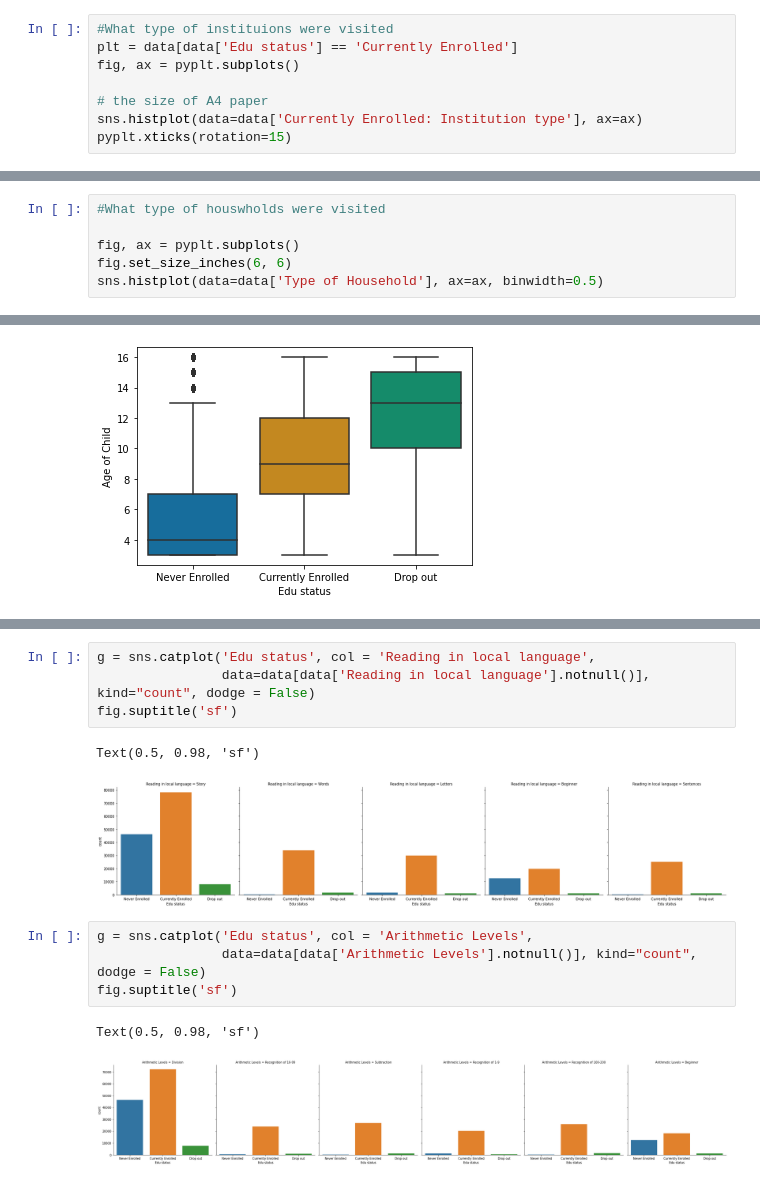
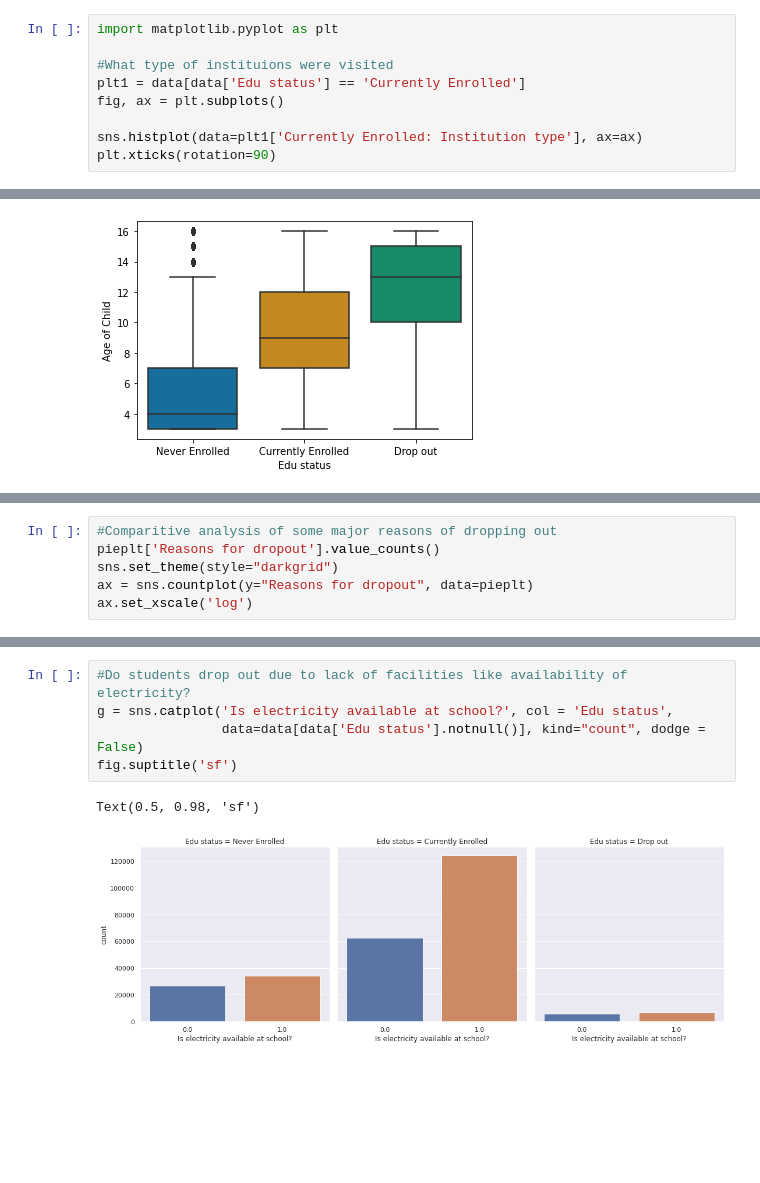
Before and after one commit to AliShujjat/DropOutRatesInPakistan, a Jupyter notebook: EDA.ipynb, the cells around one changed output, grey strips where cells are left out. Drawn from its saved outputs; the diff is of its cells as text; blank space fills up the shorter version.

Commit message:
Analysis organization updated

```diff
--- a/EDA.ipynb
+++ b/EDA.ipynb
@@ -226,12 +233,13 @@ sns.boxplot(plt['Current Class-Grade of Child'])
 <matplotlib.axes._subplots.AxesSubplot at 0x...>
 [figure]
 # %%
+import matplotlib.pyplot as plt
+
 #What type of instituions were visited
-plt = data[data['Edu status'] == 'Currently Enrolled']
-fig, ax = pyplt.subplots()
+plt1 = data[data['Edu status'] == 'Currently Enrolled']
+fig, ax = plt.subplots()
 
-# the size of A4 paper
-sns.histplot(data=data['Currently Enrolled: Institution type'], ax=ax)
-pyplt.xticks(rotation=15)
+sns.histplot(data=plt1['Currently Enrolled: Institution type'], ax=ax)
+plt.xticks(rotation=90)
 # %% [output]
 ([0, 1, 2, 3], <a list of 4 Text major ticklabel objects>)
@@ -239,6 +246,0 @@ pyplt.xticks(rotation=15)
-# %%
-#What type of houswholds were visited
-
-fig, ax = pyplt.subplots()
-fig.set_size_inches(6, 6)
-sns.histplot(data=data['Type of Household'], ax=ax, binwidth=0.5)
@@ -326,0 +428,6 @@ Name: Age of Child, dtype: float64
+# %%
+#Comparitive analysis of some major reasons of dropping out
+pieplt['Reasons for dropout'].value_counts()
+sns.set_theme(style="darkgrid")
+ax = sns.countplot(y="Reasons for dropout", data=pieplt)
+ax.set_xscale('log')
@@ -332,14 +480,8 @@ ax.set_yscale('log')
 # %%
-g = sns.catplot('Edu status', col = 'Reading in local language',
-                data=data[data['Reading in local language'].notnull()], kind="count", dodge = False)
+#Do students drop out due to lack of facilities like availability of electricity?
+g = sns.catplot('Is electricity available at school?', col = 'Edu status',
+                data=data[data['Edu status'].notnull()], kind="count", dodge = False)
 fig.suptitle('sf')
 # %% [output]
 Text(0.5, 0.98, 'sf')
-[figure, old version]
+[figure, new version]
-# %%
-g = sns.catplot('Edu status', col = 'Arithmetic Levels',
-                data=data[data['Arithmetic Levels'].notnull()], kind="count", dodge = False)
-fig.suptitle('sf')
-# %% [output]
-Text(0.5, 0.98, 'sf')
-[figure, removed]
```
Also changed, not shown: parts of 48 cells of this notebook.
